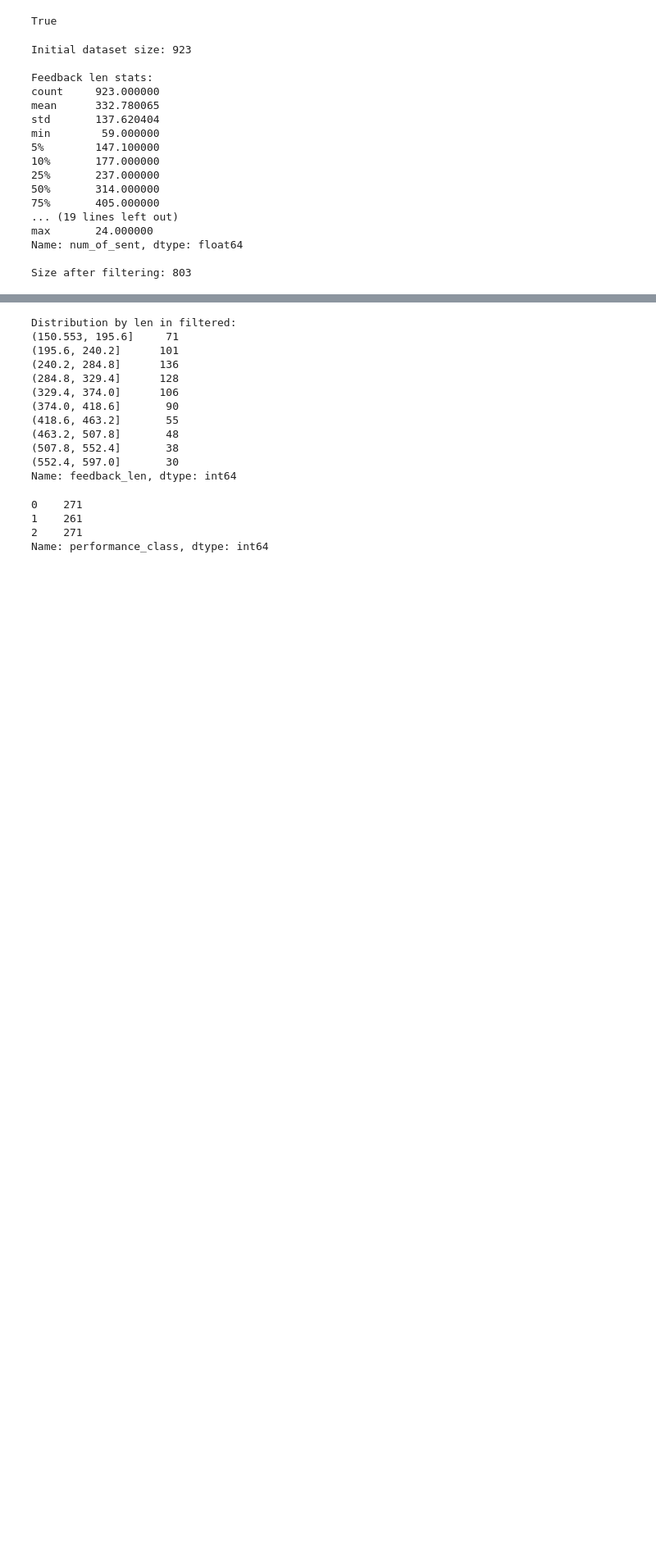
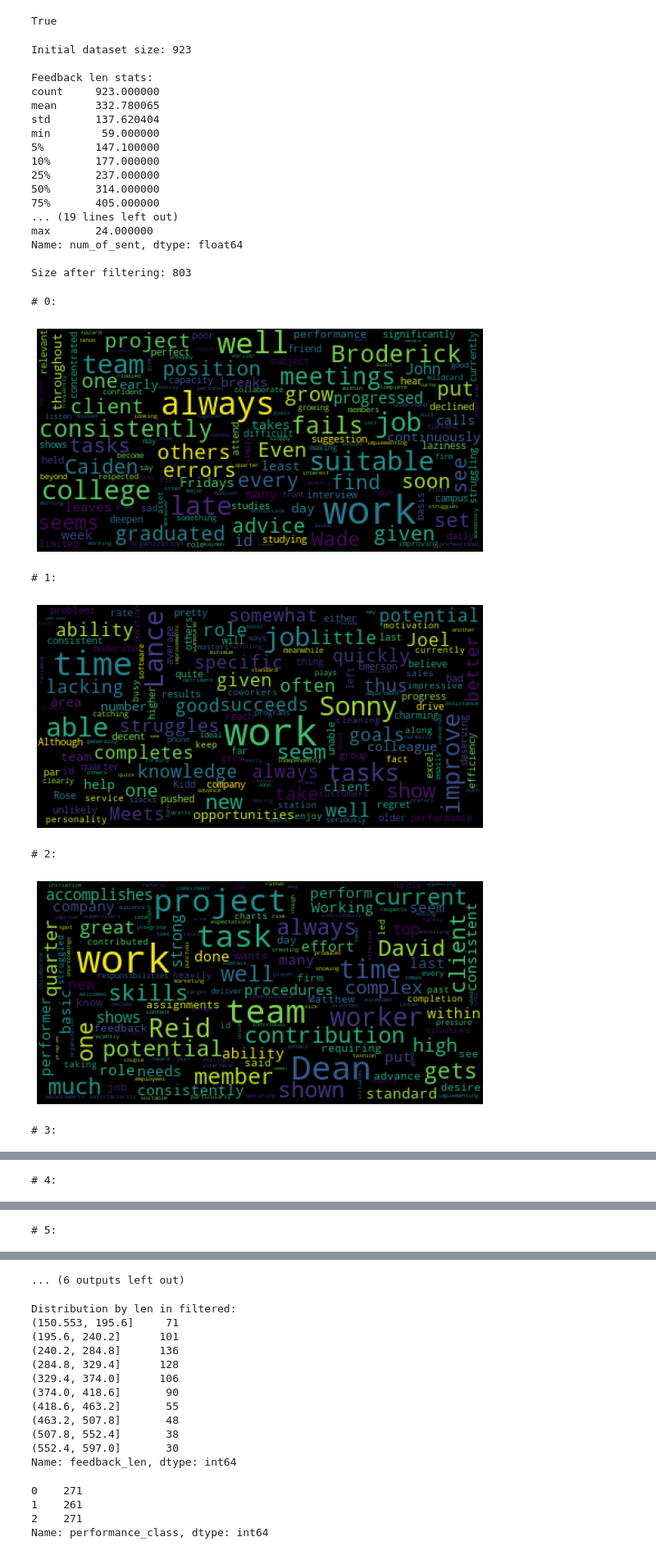
Before and after one commit to fryzhykau/BERT-employee-reviews-analysis, a Jupyter notebook: Employee_Review_Sentiment_Analysis_with_BERT.ipynb, the cells around one changed output, grey strips where cells are left out. Shown at 82% size. Cells and saved outputs as stored; diff of their text form; code cells hidden in the pictures; blank space fills up the shorter version.

```diff
--- a/Employee_Review_Sentiment_Analysis_with_BERT.ipynb
+++ b/Employee_Review_Sentiment_Analysis_with_BERT.ipynb
@@ -145,3 +160,24 @@ max       24.000000
 Name: num_of_sent, dtype: float64
 
 Size after filtering: 803
+# %%
+def plot_wordcloud(corpus, description="default", max_words=150, max_font_size=35, figsize=(10,10)):
+    wc = wordcloud.WordCloud(background_color='black', max_words=max_words, max_font_size=max_font_size)
+    wc = wc.generate(str(corpus)) #if type(corpus) is not dict else wc.generate_from_frequencies(corpus)
+    fig = plt.figure(num=1, figsize=figsize)
+    plt.axis('off')
+    plt.imshow(wc, cmap=None)
+    plt.savefig(STATS_FOLDER + f'/{description}_wordcloud.png')
+    plt.show()
+
+for label in df.label.unique():
+    print("# {}:".format(label))
+    plot_wordcloud(corpus=df[df["label"]==label]["feedback"], description=label, max_words=150, max_font_size=35, figsize=(10,5))
+# %% [output]
+# 0:
+[figure, added]
+# 1:
+[figure, added]
+# 2:
+[figure, added]
+# 3:
@@ -147,0 +185 @@ Size after filtering: 803
+# 4:
@@ -147,0 +187 @@ Size after filtering: 803
+# 5:
@@ -148,3 +189,4 @@ Size after filtering: 803
+... (6 outputs left out)
 # %%
 #bins = [0, 10, 20, 30, 40, 50, 60, 70, 80, 90, 100]
 res = df_upd['feedback_len'].value_counts(bins=10, sort=False)
```
Also changed, not shown: parts of 31 cells of this notebook.
